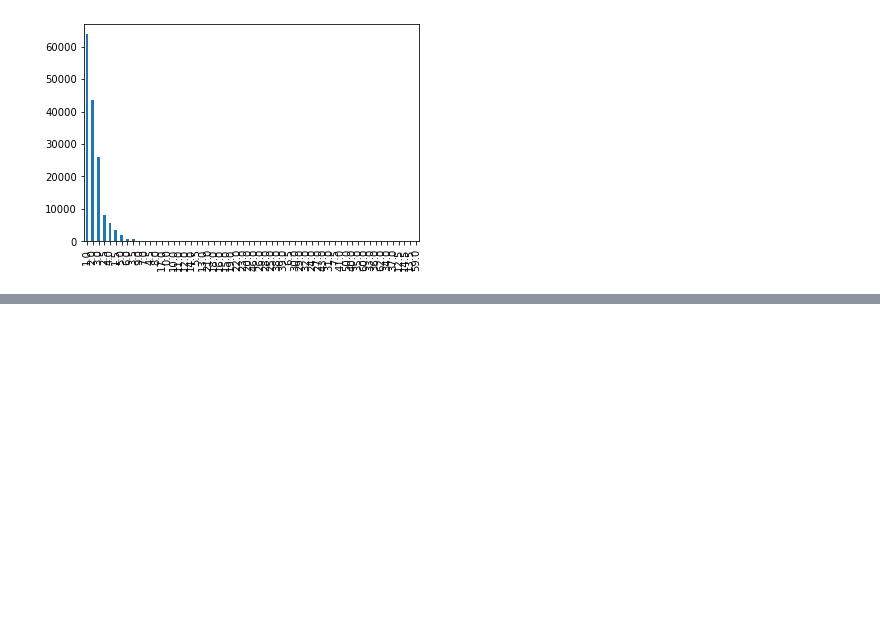
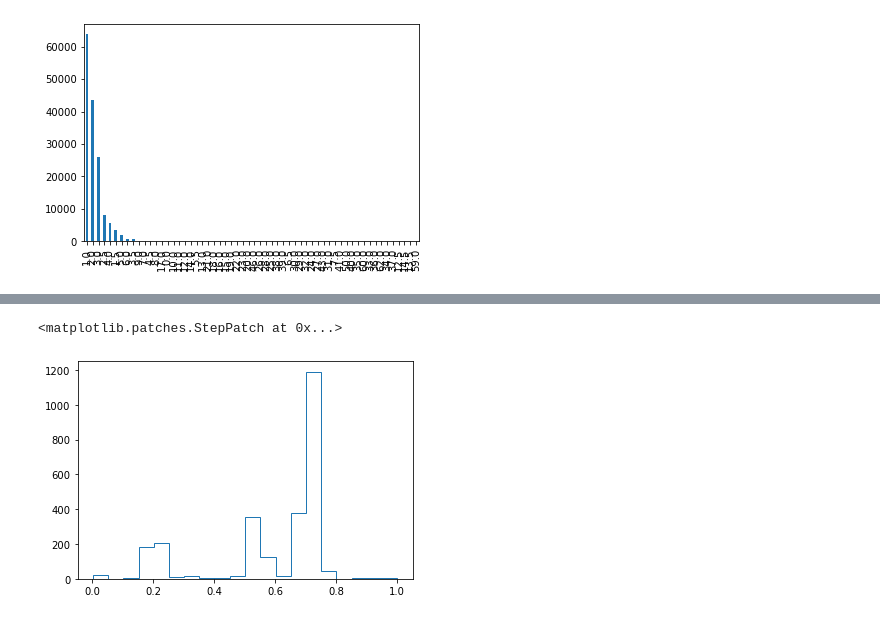
Before and after one commit to BU-Spark/ds-councilor-louijeune-small-landlord, a Jupyter notebook: Prediction Models.ipynb, the cells around one changed output, grey strips where cells are left out. Saved outputs shown, nothing was run; the diff lists cells and outputs as text; code cells hidden in the pictures; blank space fills up the shorter version.

```diff
--- a/Prediction Models.ipynb
+++ b/Prediction Models.ipynb
@@ -105,2 +122,2 @@ train_data_all = train_data_all.apply(pd.to_numeric, errors='coerce').dropna()
 # %%
-train_data_all.dtypes
+train_data_all['Is_Affordable_Master'] = train_data_all['Is_Affordable_Master'].astype(int)
@@ -114,3 +123,0 @@ dtype: object
-# %%
-targets = train_data_all['Is_Affordable_Master']
-train_data_all = train_data_all[['RES_UNITS_INPUT','YR_BUILT_INPUT','BLDG_TYPE_INPUT','OWN_OCC']]
@@ -138,0 +224,4 @@ ValueError: could not convert string to float: 'Other_type'
+# %%
+train_data_all['reg_avg'] = train_data_all[['reg1_5000','reg2_5000','reg3_5000']].sum(axis = 1)/3
+# %%
+res = master.join(train_data_all['reg_avg'], lsuffix='', rsuffix='_Prediction')
@@ -138,0 +262,8 @@ ValueError: could not convert string to float: 'Other_type'
+# %%
+import numpy as np
+import matplotlib.pyplot as plt
+counts, bins = np.histogram(res['reg_avg'].loc[res['Is_Affordable_Master']], bins=20)
+plt.stairs(counts, bins)  ##this is the predictions for the affordable units
+# %% [output]
+<matplotlib.patches.StepPatch at 0x...>
+[figure, added]
```
Also changed, not shown: parts of 24 cells of this notebook, 4 other files.
